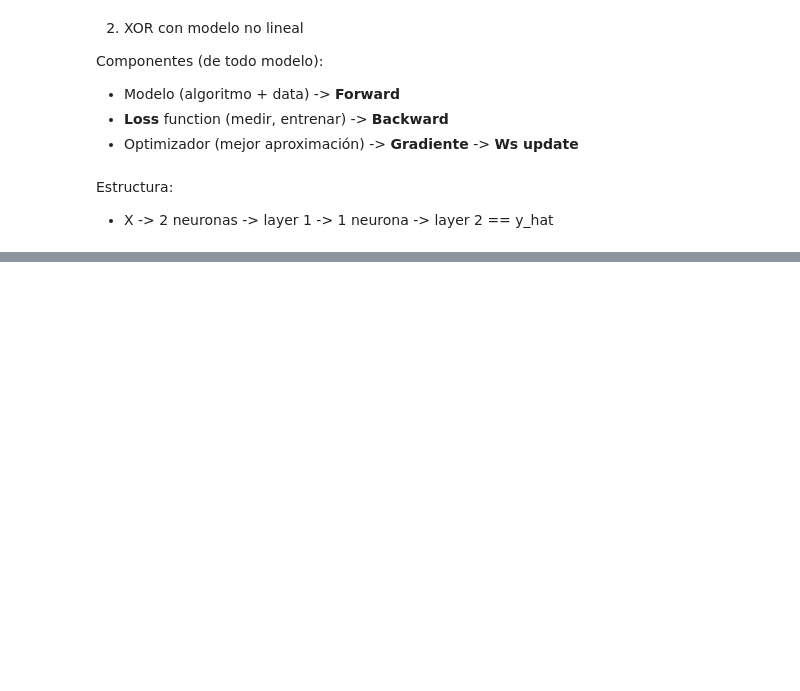
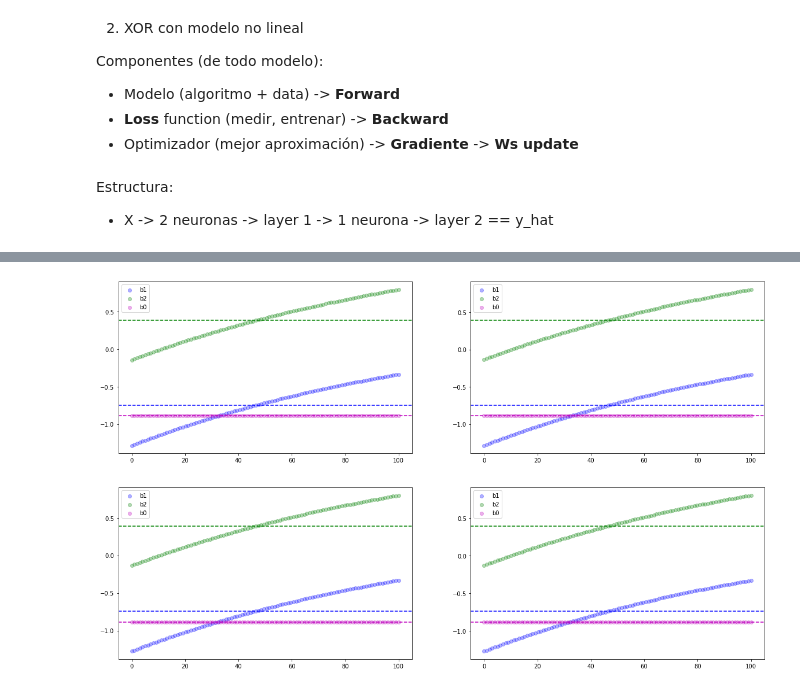
Before and after one commit to marisarabia/2coCEIA2021, a Jupyter notebook: DeepLearning/DeepLearning_clase1.ipynb, the cells around one changed output, grey strips where cells are left out. Drawn from its saved outputs; the diff is of its cells as text; code cells hidden in the pictures; blank space fills up the shorter version.

```diff
--- a/DeepLearning/DeepLearning_clase1.ipynb
+++ b/DeepLearning/DeepLearning_clase1.ipynb
@@ -113,0 +170,29 @@ for i in range(3):
+# %%
+a = np.linspace(0, 100, num=100)
+fig = plt.figure(figsize=(20,12))
+
+ax1 = plt.subplot(221)
+ax2 = plt.subplot(222)
+ax3 = plt.subplot(223)
+ax4 = plt.subplot(224)
+
+for i,j,k in zip(range(3), est, cmap):
+    ax1.scatter(a, x1[:,i], c=k, label=k, alpha=.3)
+    ax2.scatter(a, x2[:,i], c=k, label=k, alpha=.3)
+    ax3.scatter(a, x3[:,i], c=k, label=k, alpha=.3)
+    ax4.scatter(a, x4[:,i], c=k, label=k, alpha=.3)
+
+ax1.legend(est)
+ax2.legend(est)
+ax3.legend(est)
+ax4.legend(est)
+
+for i,j,k in zip(range(3), est, cmap):
+    ax1.axhline(x1[:,i].mean(0), ls='--', c=k)
+    ax2.axhline(x2[:,i].mean(0), ls='--', c=k)
+    ax3.axhline(x3[:,i].mean(0), ls='--', c=k)
+    ax4.axhline(x4[:,i].mean(0), ls='--', c=k)
+
+plt.show();
+# %% [output]
+[figure, added]
```
Also changed, not shown: parts of 6 cells of this notebook.
